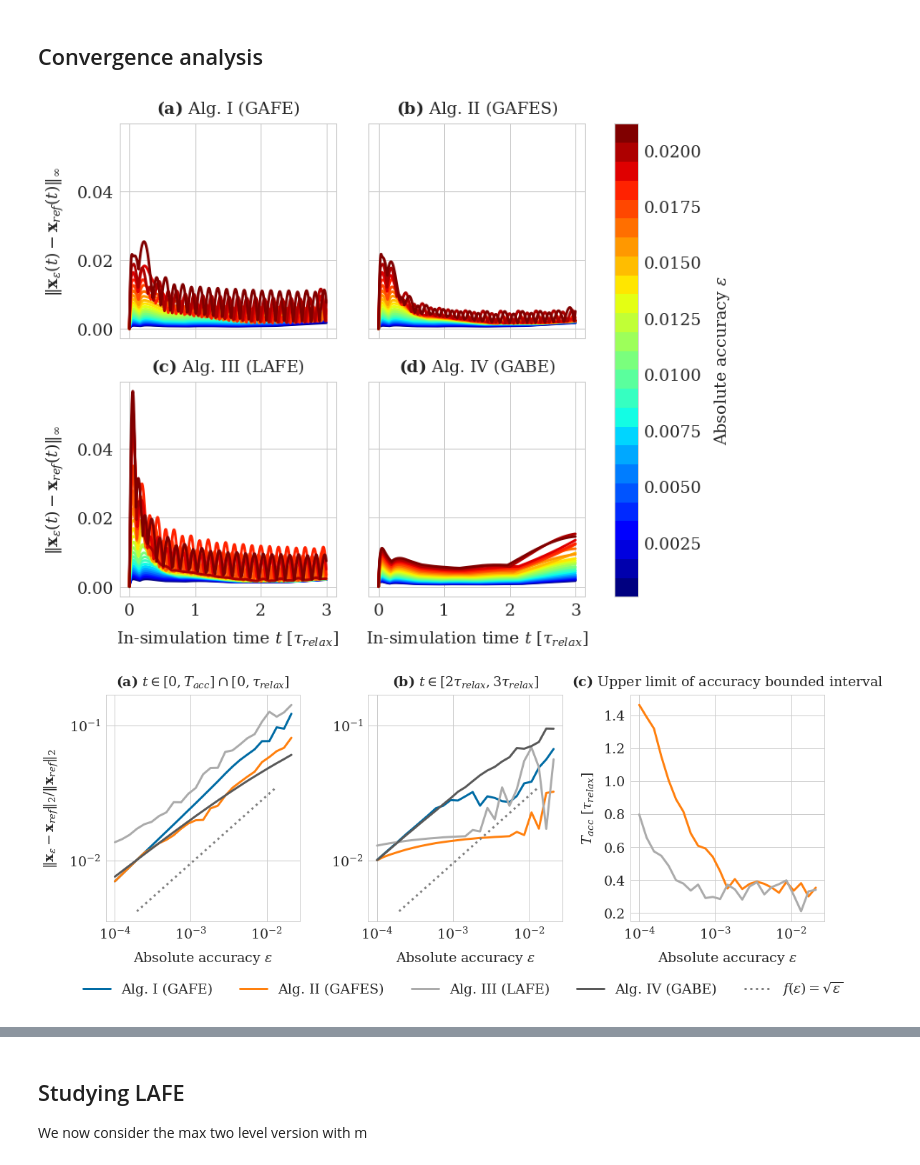
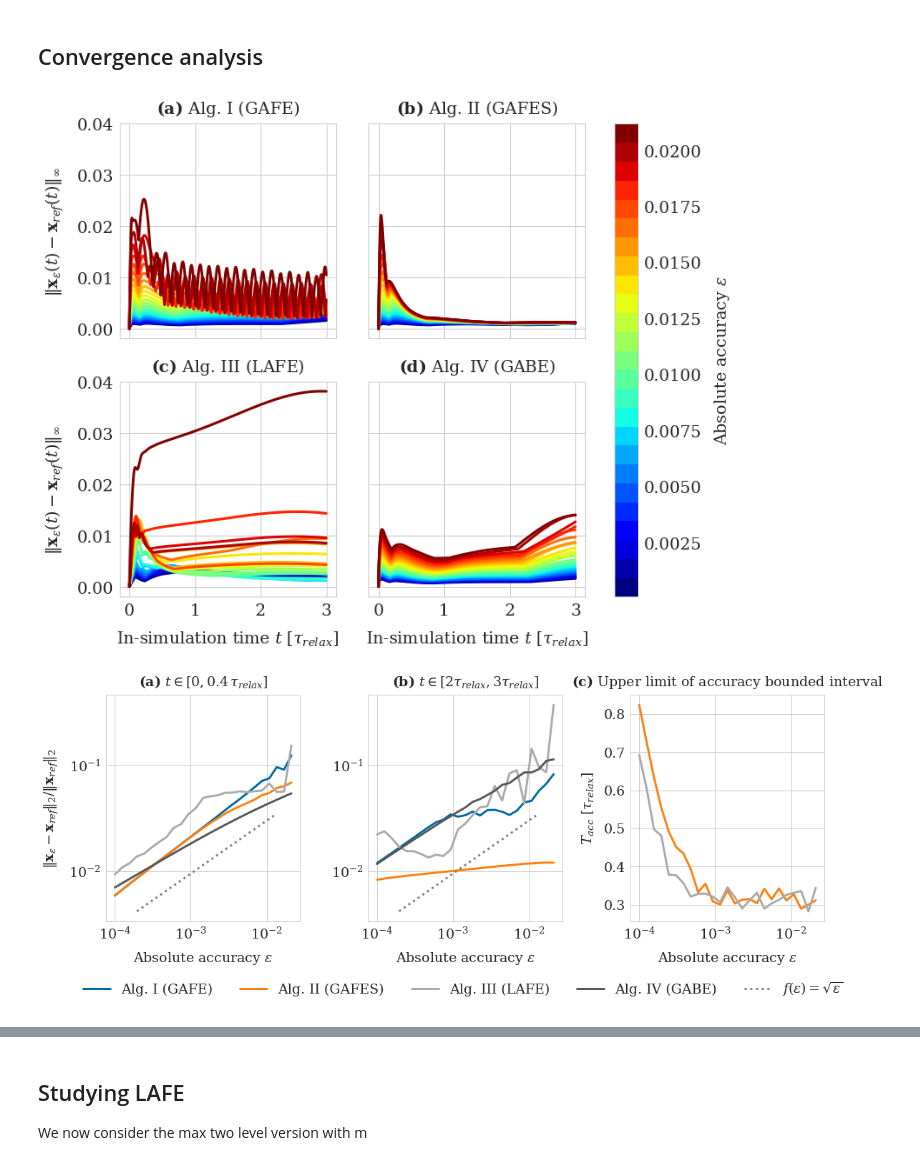
Before and after one commit to somathias/cbmos, a Jupyter notebook: experiments/exp-draft_single_proliferation_event_within_spheroid.ipynb, the cells around one changed output, grey strips where cells are left out. Cells and saved outputs as stored; diff of their text form; code cells hidden in the pictures.

Commit message:
Update plots

```diff
--- a/experiments/exp-draft_single_proliferation_event_within_spheroid.ipynb
+++ b/experiments/exp-draft_single_proliferation_event_within_spheroid.ipynb
@@ -76,6 +76,8 @@ params = {'EF_glob_adap_acc': {'eta': eta},
                             'always_calculate_Jacobian': True,
                             'local_adaptivity': True, 'm0': 4,
                             #'calculate_eigenvalues': True
+                            #'dim': dim,
+                            'rA': rA
                            },
           'EB_global_adap': {'eta': eta, 'jacobian': models['EB_global_adap'].jacobian, 'force_args': params_cubic}
          }
@@ -87,7 +89,7 @@ labels = {'EF_glob_adap_acc': 'Alg. I (GAFE)',
           'EB_global_adap': 'Alg. IV (GABE)'
          }
 # %%
-cell_list = ut.setup_locally_compressed_spheroid(6,6,6, seed=seed)
+cell_list = ut.setup_locally_compressed_spheroid(5,5,5, seed=seed)
 # %% [markdown]
 ## Time step sizes as a function of chosen absolute error
 # %%
@@ -145,7 +147,7 @@ ts_ref, history = cbmodel.simulate(cell_list, [0, tf], params_cubic, {'dt': dt_r
 
 ref_traj = np.array([[cell.position for cell in cell_list] for cell_list in history]) # (N_ref, n_cells, dim)
 # %%
-ind_t1 = int(0.1/dt_ref)
+ind_t1 = int(0.4/dt_ref)
 ind_t2 = int(2.0/dt_ref)
 # %%
 algorithms = ['EF_glob_adap_acc', 'EF_glob_adap_stab' ,  'EF_local_adap', 'EB_global_adap' ]
@@ -165,13 +167,17 @@ sol_int2 = {}
 
 T_acc_lists = {}
 
-params['EF_glob_adap_stab']['calculate_eigenvalues'] = True
-params['EF_local_adap']['calculate_eigenvalues'] = True
+params['EF_glob_adap_stab']['calculate_eigenvalues'] = False
+params['EF_local_adap']['calculate_eigenvalues'] = False
+
+#params['EF_local_adap']['dim'] = None
+params['EF_local_adap']['dim'] = None
 
 params['EF_glob_adap_stab']['write_to_file'] = True
 params['EF_glob_adap_stab']['out'] = 'EF_glob_adap_stab'
 params['EF_local_adap']['write_to_file'] = True
 params['EF_local_adap']['out'] = 'EF_local_adap'
+
 
 for alg in algorithms:
 
@@ -203,9 +209,9 @@ for alg in algorithms:
             int_acc = np.where(dt < 0.90*dt_s)[0] # magic number 90% It might be better to get the info from the algorithm
             T_acc = ts[len(int_acc)-1]
             T_acc_lists.setdefault(alg, []).append(T_acc)
-            ind_t1 = int(np.minimum(T_acc, 1.0)/dt_ref)
-        else: # GABE (and GAFE) always accuracy bound
-            ind_t1 = int(1.0/dt_ref)
+        #    ind_t1 = int(np.minimum(T_acc, 1.0)/dt_ref)
+        #else: # GABE (and GAFE) always accuracy bound
+        #    ind_t1 = int(1.0/dt_ref)
 
 
         traj = np.array([[cell.position for cell in cell_list] for cell_list in history]) # (N, n_cells, dim)
@@ -216,34 +222,34 @@ for alg in algorithms:
 
         error_int1 = np.linalg.norm(np.linalg.norm(difference[:ind_t1], ord=np.inf, axis=1)/np.linalg.norm(np.reshape(ref_traj, (-1, dim*len(history[0])))[:ind_t1], ord=np.inf, axis=1))
         sol_int1.setdefault(alg, []).append(error_int1)
 
         error_int2 = np.linalg.norm(np.linalg.norm(difference[ind_t2:], ord=np.inf, axis=1)/np.linalg.norm(np.reshape(ref_traj, (-1, dim*len(history[0])))[ind_t2:], ord=np.inf, axis=1))
         sol_int2.setdefault(alg, []).append(error_int2)
 
         axes[alg].plot(ts_ref, np.linalg.norm(difference, ord=np.inf, axis=1), color=colors[i])
 
 
 #    axes[alg].legend()
 
 ax1.set_title(r'$\bf{(a)}$ Alg. I (GAFE)')
 ax2.set_title(r'$\bf{(b)}$ Alg. II (GAFES)')
 ax3.set_title(r'$\bf{(c)}$ Alg. III (LAFE)')
 ax4.set_title(r'$\bf{(d)}$ Alg. IV (GABE)')
 
 ax1.set(ylabel=r'$\Vert \mathbf{x}_{\epsilon}(t)- \mathbf{x}_{ref}(t)\Vert_{\infty}$')
 ax3.set(ylabel=r'$\Vert \mathbf{x}_{\epsilon}(t)- \mathbf{x}_{ref}(t)\Vert_{\infty}$')
 ax3.set(xlabel=r'In-simulation time $t$ [$\tau_{relax}$]')
 ax4.set(xlabel=r'In-simulation time $t$ [$\tau_{relax}$]')
 
 cma = mcolors.ListedColormap(colors, name='from_list', N=None) # creation of a user cmap
 msm = cm.ScalarMappable(cmap=cma)
 msm.set_array(eps_values)
 cbar = fig.colorbar(msm, ax=[ax1, ax2, ax3, ax4])
 cbar.set_label('Absolute accuracy $\epsilon$', rotation=90)
 
 plt.savefig('spheroid_errors.pdf', bbox_inches='tight')
 # %% [output]
-[figure, old version]
+[figure, new version]
 # %%
 algorithms = ['EF_glob_adap_acc', 'EF_glob_adap_stab' ,  'EF_local_adap', 'EB_global_adap' ]
 
@@ -260,7 +266,7 @@ ax1.set(xlabel='Absolute accuracy $\epsilon$')
 ax1.set(ylabel=r'$\Vert \mathbf{x}_{\epsilon}-\mathbf{x}_{ref}\Vert_{2}/\Vert \mathbf{x}_{ref}\Vert_{2}$')
 ax2.set(xlabel='Absolute accuracy $\epsilon$')
 
-ax1.set_title(r'$\bf(a)$ $ t \in [0, T_{acc}] \cap [0, \tau_{relax}]$')
+ax1.set_title(r'$\bf(a)$ $ t \in [0, 0.4 \, \tau_{relax}]$')
 ax2.set_title(r'$\bf(b)$ $ t \in [2 \tau_{relax}, 3 \tau_{relax} ]$')
 ax3.set_title(r'$\bf(c)$ Upper limit of accuracy bounded interval')
 
@@ -278,7 +284,7 @@ fig.subplots_adjust(bottom=0.25)
 #plt.grid(True)
 plt.savefig('spheroid_order.pdf', bbox_inches='tight')
 # %% [output]
-[figure, old version]
+[figure, new version]
 # %%
 from scipy.optimize import least_squares
 def f(x, t, y):
```
Also changed, not shown: parts of 4 cells of this notebook, 1 other file.
